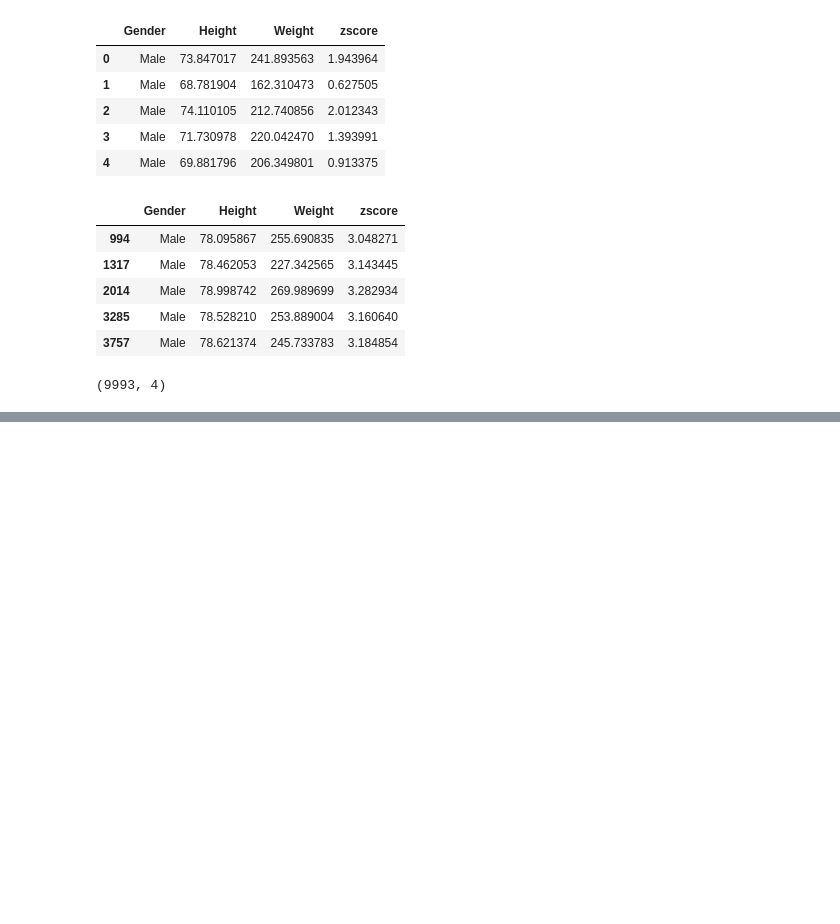
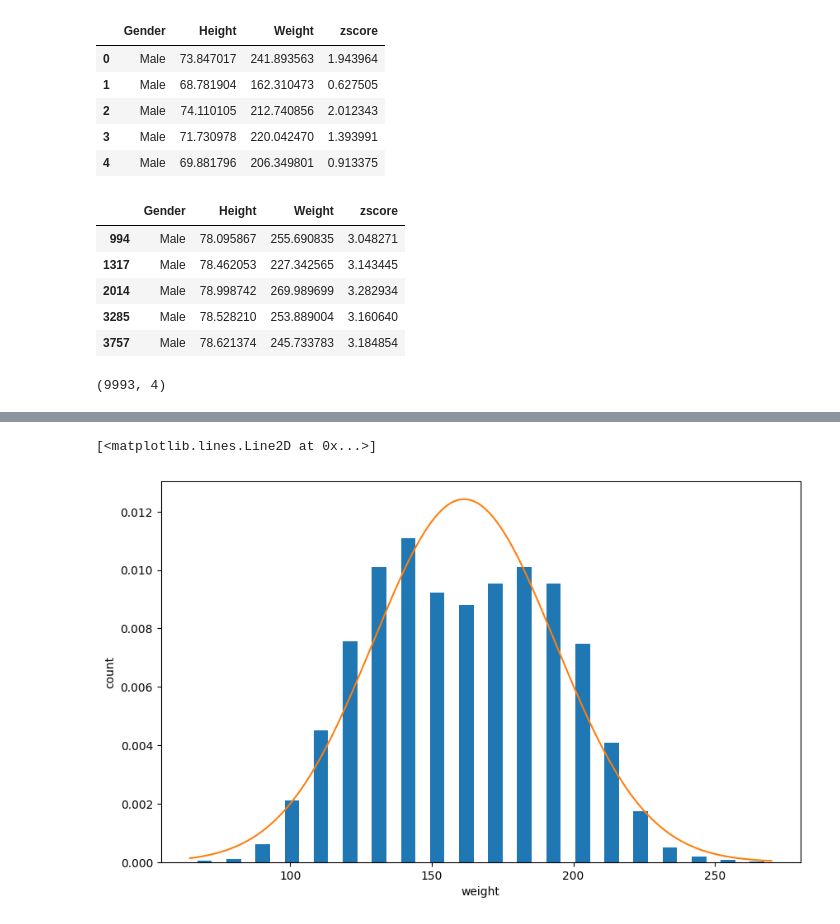
Before and after one commit to nafisa003/data_science-statistics, a Jupyter notebook: outlier-detection-using-z-score-and-std-dev.ipynb, the cells around one changed output, grey strips where cells are left out. Saved outputs shown, nothing was run; the diff lists cells and outputs as text; code cells hidden in the pictures; blank space fills up the shorter version.

```diff
--- a/outlier-detection-using-z-score-and-std-dev.ipynb
+++ b/outlier-detection-using-z-score-and-std-dev.ipynb
@@ -110,0 +140,11 @@ df_no_outlier.shape
+# %%
+
+plt.hist(df.Weight,bins=20,rwidth=0.5,density=True)
+plt.xlabel('weight')
+plt.ylabel('count')
+
+rng2=np.arange(df.Weight.min(),df.Weight.max(),0.1)
+plt.plot(rng2,norm.pdf(rng2,df.Weight.mean(),df.Weight.std()))
+# %% [output]
+[<matplotlib.lines.Line2D at 0x...>]
+[figure, added]
```
Also changed, not shown: parts of 8 cells of this notebook.
